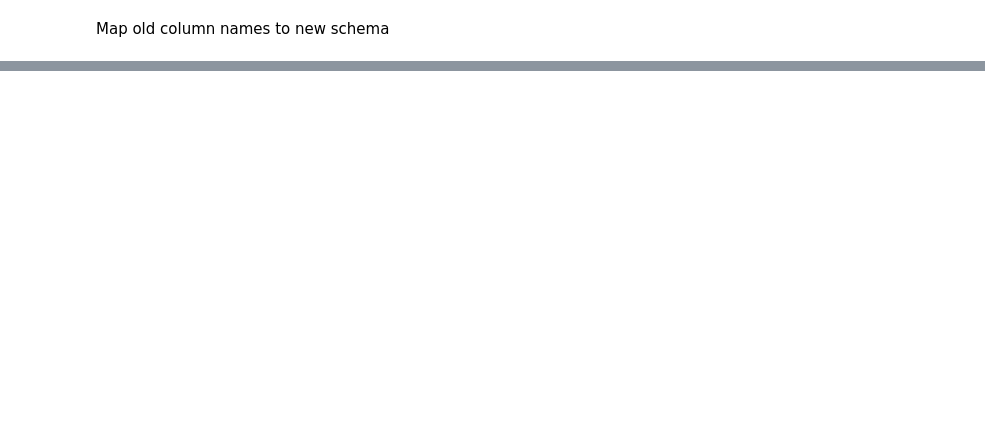
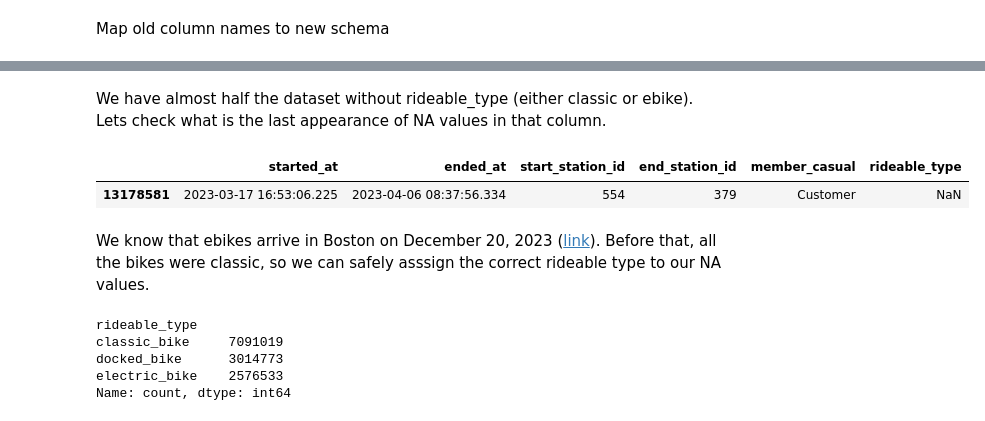
Before and after one commit to jcruz-ferreyra/bluebikes-analysis, a Jupyter notebook: notebooks/00_trips_preview.ipynb, the cells around one changed output, grey strips where cells are left out. Saved outputs shown, nothing was run; the diff lists cells and outputs as text; code cells hidden in the pictures; blank space fills up the shorter version.

Commit message:
Clean dataset

```diff
--- a/notebooks/00_trips_preview.ipynb
+++ b/notebooks/00_trips_preview.ipynb
@@ -195,0 +175,7 @@ Name: count, Length: 10000000, dtype: int64
+# %%
+# Drop records with missing station id
+filt = all_trips["start_station_id"].isna() | all_trips["end_station_id"].isna()
+all_trips = all_trips.loc[~filt, :]
+
+print(f"\nMissing data proportion:")
+print(all_trips.isnull().mean())
@@ -195,0 +191,18 @@ Name: count, Length: 10000000, dtype: int64
+# %% [markdown]
+We have almost half the dataset without rideable_type (either classic or ebike). Lets check what is the last appearance of NA values in that column.
+# %%
+filt = all_trips["rideable_type"].isna()
+all_trips.loc[filt, :].sort_values(by="ended_at").tail(1)
+# %% [output]
+|  | started_at | ended_at | start_station_id | end_station_id | member_casual | rideable_type |
+| 13178581 | 2023-03-17 16:53:06.225 | 2023-04-06 08:37:56.334 | 554 | 379 | Customer | NaN |
+# %% [markdown]
+We know that ebikes arrive in Boston on December 20, 2023 ([link](https://mass.streetsblog.org/2023/12/20/electric-bluebikes-have-arrived-in-boston)). Before that, all the bikes were classic, so we can safely asssign the correct rideable type to our NA values.
+# %%
+all_trips["rideable_type"].value_counts()
+# %% [output]
+rideable_type
+classic_bike     7091019
+docked_bike      3014773
+electric_bike    2576533
+Name: count, dtype: int64
```
Also changed, not shown: parts of 14 cells of this notebook, 1 other file.
